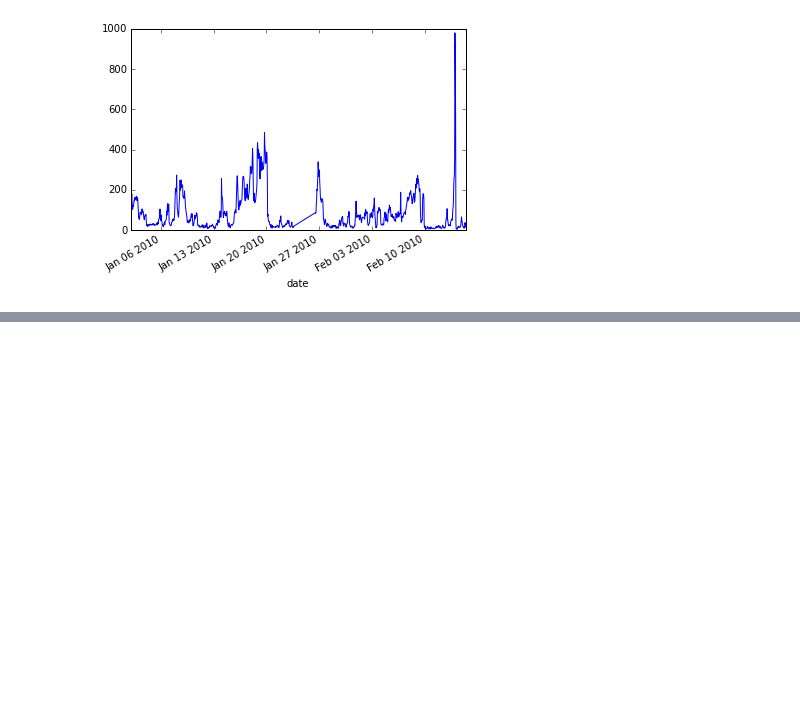
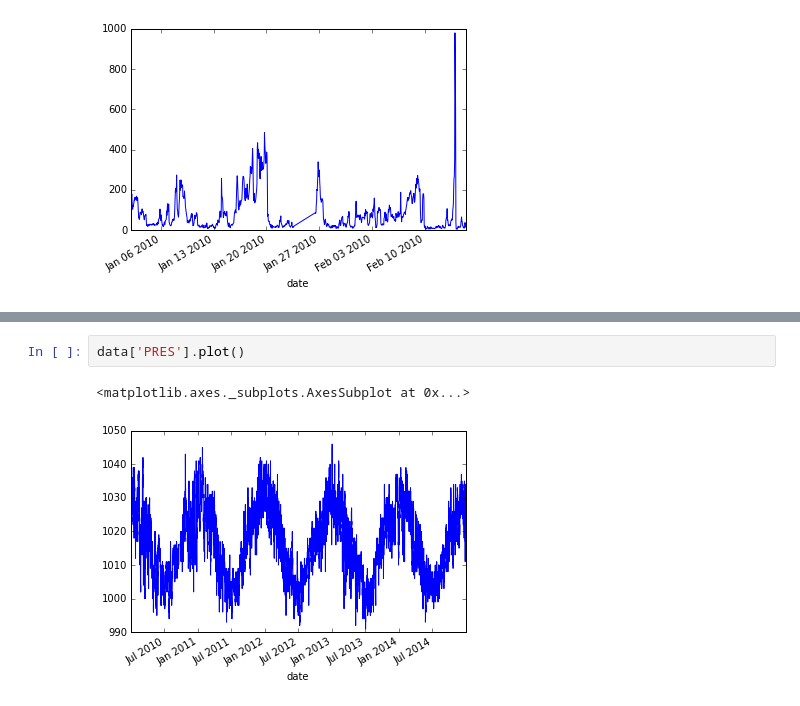
Before and after one commit to zuberahmed99/data-science, a Jupyter notebook: UCI/beijing-pm2.5/beijing_pm.ipynb, the cells around one changed output, grey strips where cells are left out. Saved outputs shown, nothing was run; the diff lists cells and outputs as text; blank space fills up the shorter version.

```diff
--- a/UCI/beijing-pm2.5/beijing_pm.ipynb
+++ b/UCI/beijing-pm2.5/beijing_pm.ipynb
@@ -135,0 +159,5 @@ df1['pm2.5'].plot()
+# %%
+data['PRES'].plot()
+# %% [output]
+<matplotlib.axes._subplots.AxesSubplot at 0x...>
+[figure, added]
```
Also changed, not shown: parts of 3 cells of this notebook.
